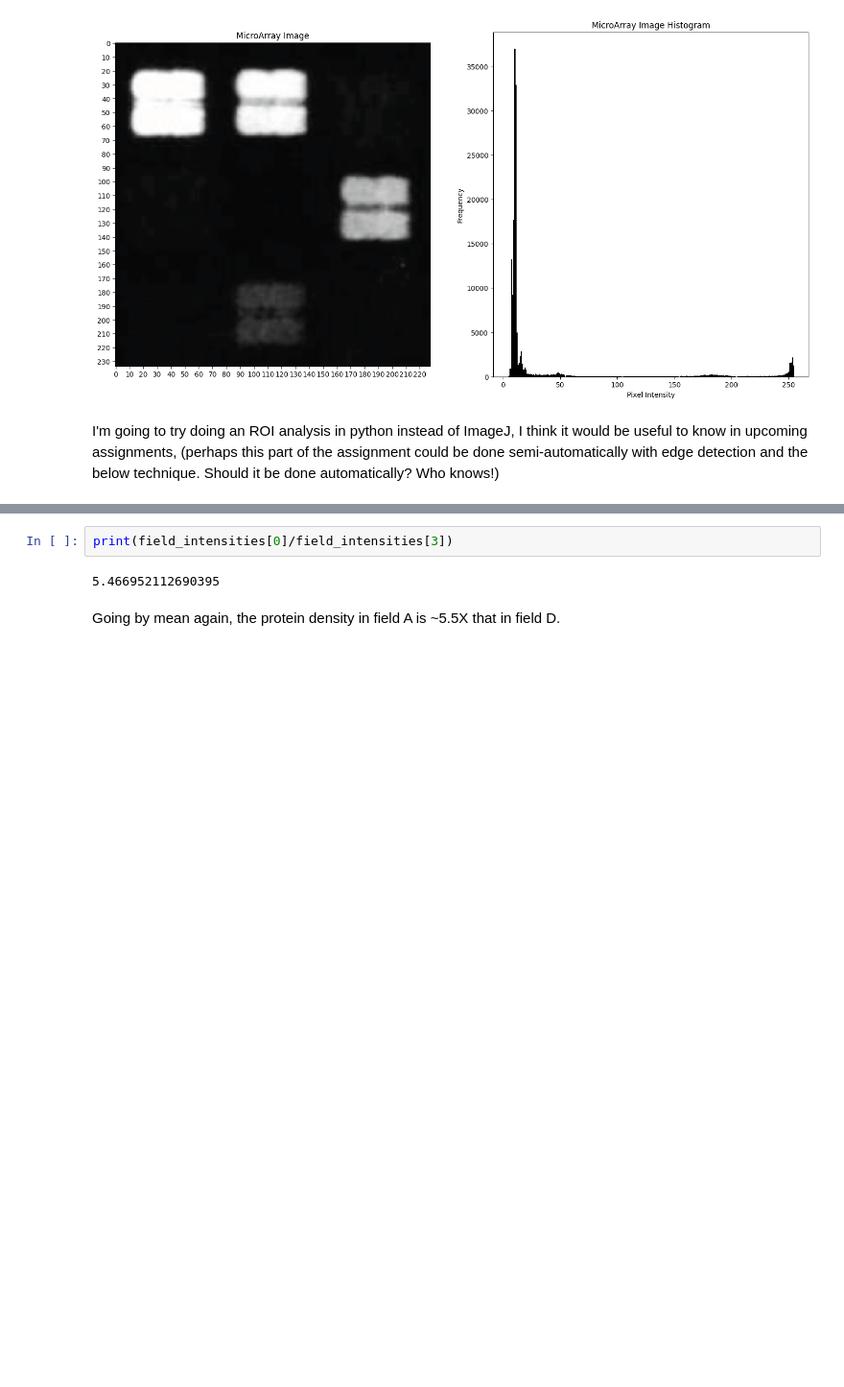
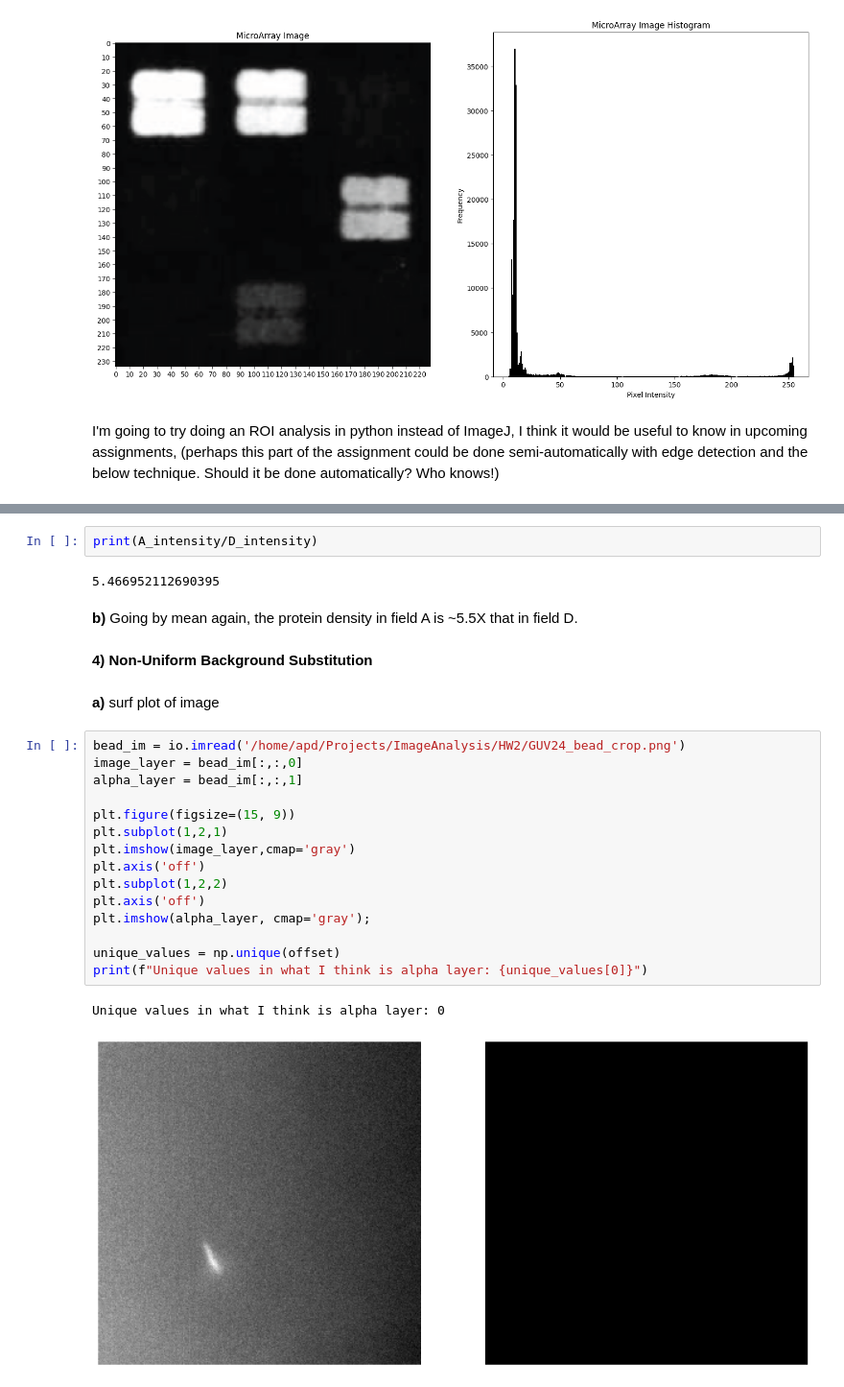
Before and after one commit to apdill/ImageAnalysis, a Jupyter notebook: HW2/510_HW2_AD.ipynb, the cells around one changed output, grey strips where cells are left out. Shown at 96% size. Saved outputs shown, nothing was run; the diff lists cells and outputs as text; blank space fills up the shorter version.

```diff
--- a/HW2/510_HW2_AD.ipynb
+++ b/HW2/510_HW2_AD.ipynb
@@ -194,7 +213,30 @@ print(field_intensities[2]/field_intensities[3])
 If we are just taking the mean, (not accounting for uncertainty) of the intensity for each field, and knowing that the protein density and intensity are directly proportional, then the protein density in field C is ~4X that in field D. However, mean might not be the best measure. Looking at the histogram, maybe either refining the boxes or fitting a distribution would provide more measured results.
-# %%
-print(field_intensities[0]/field_intensities[3])
-# %% [output]
-5.466952112690395
+# %%
+print(A_intensity/D_intensity)
+# %% [output]
+5.466952112690395
 # %% [markdown]
+**b)**
 Going by mean again, the protein density in field A is ~5.5X that in field D.
+# %% [markdown]
+**4) Non-Uniform Background Substitution**
+# %% [markdown]
+**a)** surf plot of image
+# %%
+bead_im = io.imread('/home/apd/Projects/ImageAnalysis/HW2/GUV24_bead_crop.png')
+image_layer = bead_im[:,:,0]
+alpha_layer = bead_im[:,:,1]
+
+plt.figure(figsize=(15, 9))
+plt.subplot(1,2,1)
+plt.imshow(image_layer,cmap='gray')
+plt.axis('off')
+plt.subplot(1,2,2)
+plt.axis('off')
+plt.imshow(alpha_layer, cmap='gray');
+
+unique_values = np.unique(offset)
+print(f"Unique values in what I think is alpha layer: {unique_values[0]}")
+# %% [output]
+Unique values in what I think is alpha layer: 0
+[figure, added]
```
Also changed, not shown: parts of 21 cells of this notebook, 2 other files.
